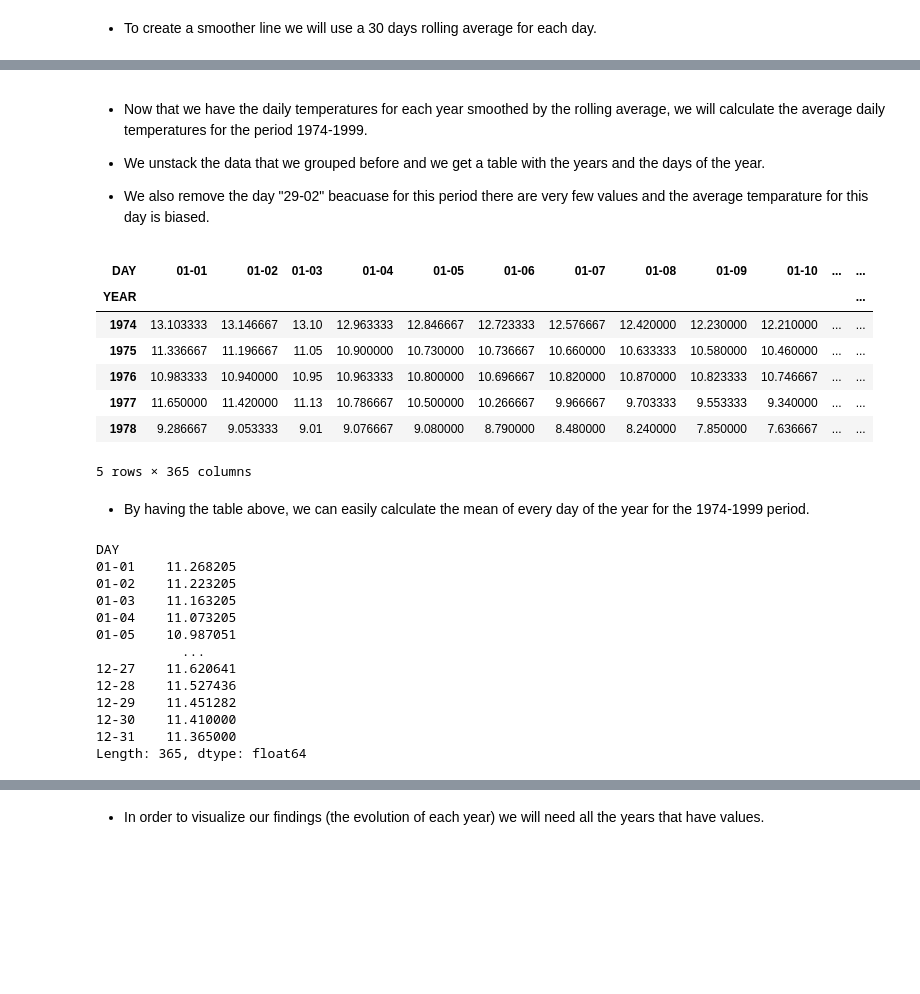
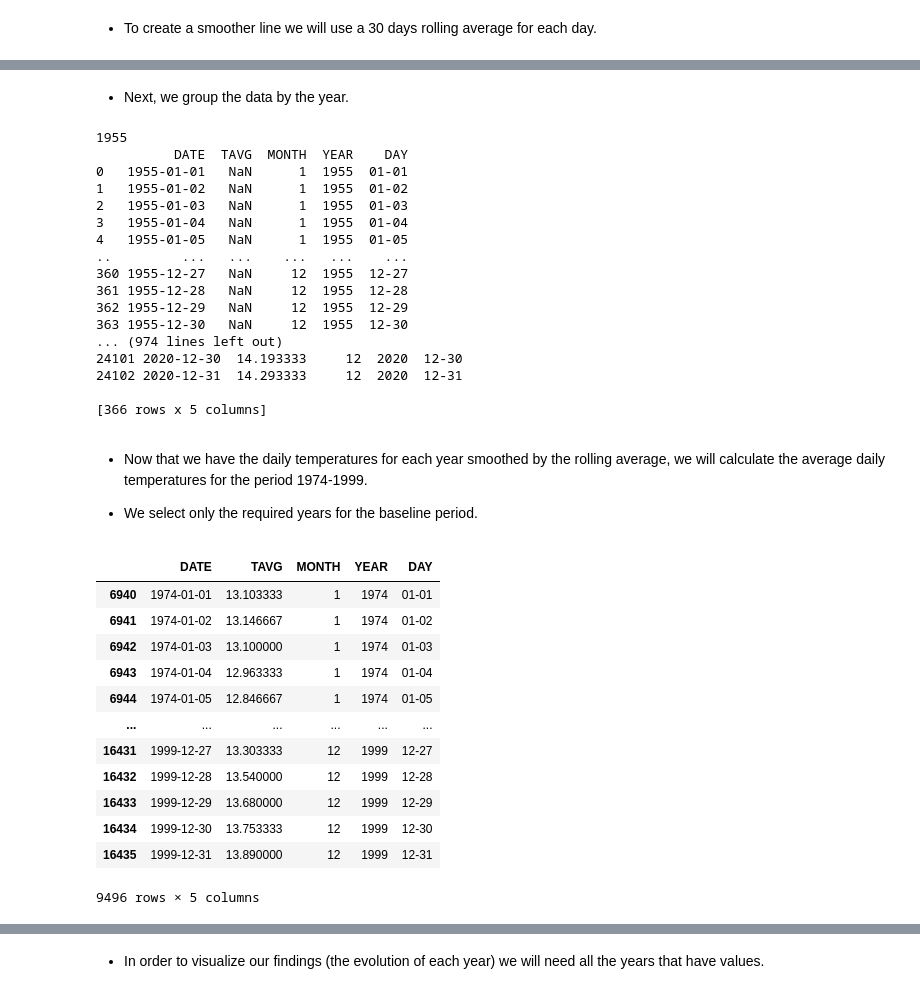
Before and after one commit to NikolasMoatsos/Weather-Analysis, a Jupyter notebook: weather_analysis.ipynb, the cells around one changed output, grey strips where cells are left out. Cells and saved outputs as stored; diff of their text form; code cells hidden in the pictures; blank space fills up the shorter version.

```diff
--- a/weather_analysis.ipynb
+++ b/weather_analysis.ipynb
@@ -488,41 +464,47 @@ hellinikon_avg_by_year_daily.drop([1959,1971], inplace=True)
+# %% [markdown]
+* Next, we group the data by the year.
+# %%
+hellinikon_avg_by_year_group = hellinikon_avg_daily.groupby(['YEAR'])
+for name,group in hellinikon_avg_by_year_group:
+    print(name)
+    print(group)
+# %% [output]
+1955
+          DATE  TAVG  MONTH  YEAR    DAY
+0   1955-01-01   NaN      1  1955  01-01
+1   1955-01-02   NaN      1  1955  01-02
+2   1955-01-03   NaN      1  1955  01-03
+3   1955-01-04   NaN      1  1955  01-04
+4   1955-01-05   NaN      1  1955  01-05
+..         ...   ...    ...   ...    ...
+360 1955-12-27   NaN     12  1955  12-27
+361 1955-12-28   NaN     12  1955  12-28
+362 1955-12-29   NaN     12  1955  12-29
+363 1955-12-30   NaN     12  1955  12-30
+... (974 lines left out)
+24101 2020-12-30  14.193333     12  2020  12-30
+24102 2020-12-31  14.293333     12  2020  12-31
+
+[366 rows x 5 columns]
 # %% [markdown]
 * Now that we have the daily temperatures for each year smoothed by the rolling average, we will calculate the average daily temperatures for the period 1974-1999.
 
 
-* We unstack the data that we grouped before and we get a table with the years and the days of the year.
-* We also remove the day "29-02" beacuase for this period there are very few values and the average temparature for this day is biased.
+* We select only the required years for the baseline period.
-# %%
-hellinikon_avg_by_year_daily_baseline = hellinikon_avg_by_year_daily.loc[(hellinikon_avg_by_year_daily.index >= 1974) & (hellinikon_avg_by_year_daily.index <= 1999)].copy()
-
-hellinikon_avg_by_year_daily_baseline.drop('02-29', axis=1, inplace=True)
-
-hellinikon_avg_by_year_daily_baseline.head()
-# %% [output]
-| DAY | 01-01 | 01-02 | 01-03 | 01-04 | 01-05 | 01-06 | 01-07 | 01-08 | 01-09 | 01-10 | ... | ... |
-| YEAR |  |  |  |  |  |  |  |  |  |  |  | ... |
-| 1974 | 13.103333 | 13.146667 | 13.10 | 12.963333 | 12.846667 | 12.723333 | 12.576667 | 12.420000 | 12.230000 | 12.210000 | ... | ... |
-| 1975 | 11.336667 | 11.196667 | 11.05 | 10.900000 | 10.730000 | 10.736667 | 10.660000 | 10.633333 | 10.580000 | 10.460000 | ... | ... |
-| 1976 | 10.983333 | 10.940000 | 10.95 | 10.963333 | 10.800000 | 10.696667 | 10.820000 | 10.870000 | 10.823333 | 10.746667 | ... | ... |
-| 1977 | 11.650000 | 11.420000 | 11.13 | 10.786667 | 10.500000 | 10.266667 | 9.966667 | 9.703333 | 9.553333 | 9.340000 | ... | ... |
-| 1978 | 9.286667 | 9.053333 | 9.01 | 9.076667 | 9.080000 | 8.790000 | 8.480000 | 8.240000 | 7.850000 | 7.636667 | ... | ... |
-5 rows × 365 columns
-# %% [markdown]
-* By having the table above, we can easily calculate the mean of every day of the year for the 1974-1999 period.
-# %%
-hellinikon_avg_daily_baseline = hellinikon_avg_by_year_daily_baseline.mean()
-
-hellinikon_avg_daily_baseline
-# %% [output]
-DAY
-01-01    11.268205
-01-02    11.223205
-01-03    11.163205
-01-04    11.073205
-01-05    10.987051
-           ...
-12-27    11.620641
-12-28    11.527436
-12-29    11.451282
-12-30    11.410000
-12-31    11.365000
-Length: 365, dtype: float64
+# %%
+hellinikon_avg_daily_baseline = hellinikon_avg_daily.loc[(hellinikon_avg_daily.YEAR >= 1974) & (hellinikon_avg_daily.YEAR <= 1999)].copy()
+hellinikon_avg_daily_baseline
+# %% [output]
+|  | DATE | TAVG | MONTH | YEAR | DAY |
+| 6940 | 1974-01-01 | 13.103333 | 1 | 1974 | 01-01 |
+| 6941 | 1974-01-02 | 13.146667 | 1 | 1974 | 01-02 |
+| 6942 | 1974-01-03 | 13.100000 | 1 | 1974 | 01-03 |
+| 6943 | 1974-01-04 | 12.963333 | 1 | 1974 | 01-04 |
+| 6944 | 1974-01-05 | 12.846667 | 1 | 1974 | 01-05 |
+| ... | ... | ... | ... | ... | ... |
+| 16431 | 1999-12-27 | 13.303333 | 12 | 1999 | 12-27 |
+| 16432 | 1999-12-28 | 13.540000 | 12 | 1999 | 12-28 |
+| 16433 | 1999-12-29 | 13.680000 | 12 | 1999 | 12-29 |
+| 16434 | 1999-12-30 | 13.753333 | 12 | 1999 | 12-30 |
+| 16435 | 1999-12-31 | 13.890000 | 12 | 1999 | 12-31 |
+9496 rows × 5 columns
```
Also changed, not shown: parts of 10 cells of this notebook.
